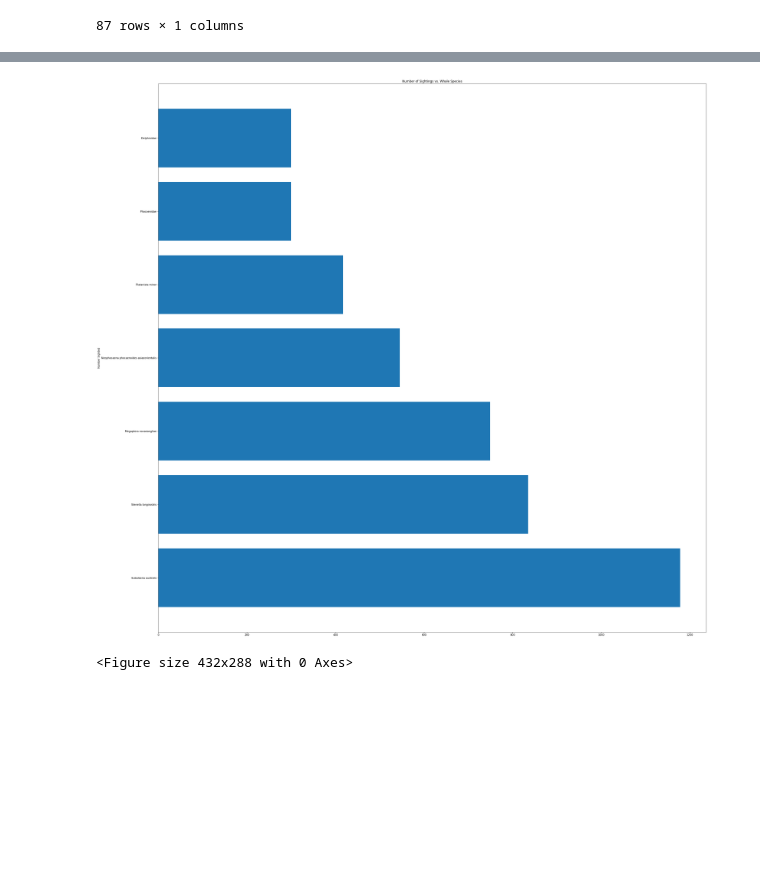
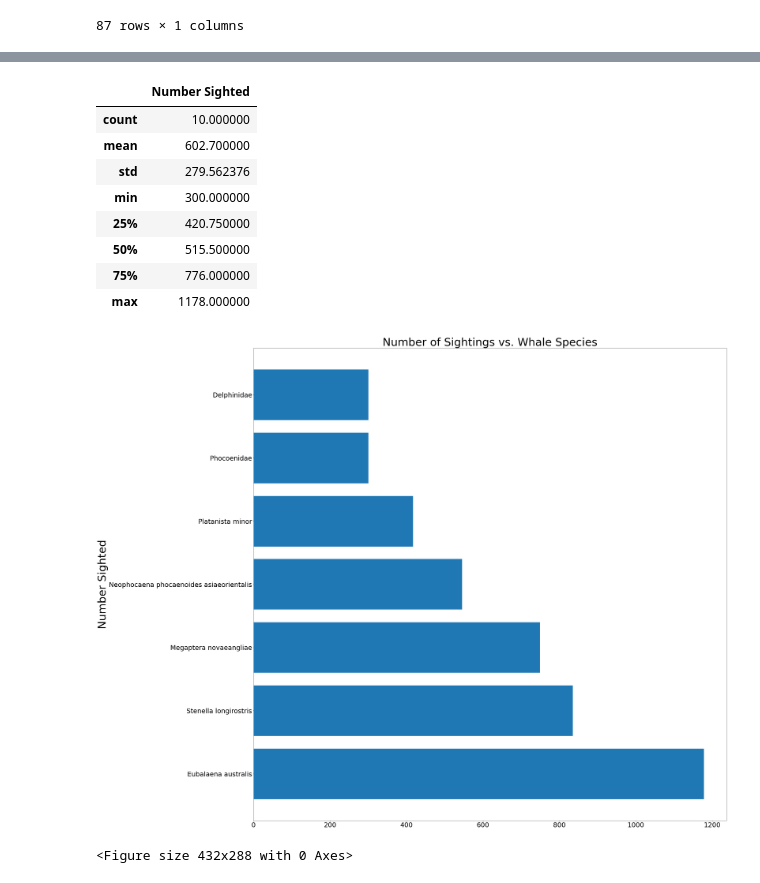
Before and after one commit to ecosterlund/orca, a Jupyter notebook: WhaleMaps.ipynb, the cells around one changed output, grey strips where cells are left out. Cells and saved outputs as stored; diff of their text form; code cells hidden in the pictures; blank space fills up the shorter version.

```diff
--- a/WhaleMaps.ipynb
+++ b/WhaleMaps.ipynb
@@ -11,6 +11,10 @@ import gmaps
 import os
 from scipy.stats import linregress
 from scipy import stats
+#Increase font size of graphs Globally
+plt.rc('xtick',labelsize=30)
+plt.rc('ytick',labelsize=30)
+
 
 # Import API key
 from config import api_key
@@ -280,25 +298,36 @@ fig
 # %% [output]
 [interactive output not drawn]
 # %%
-#Top 5 species sighted
+#Top 5 species sighted Dataframe and summary stats
 plot_seamap_df = seamap_data2[['Species', 'Number Sighted']]
 plot_seamap_df.groupby('Species').sum()
 plot_seamap_df.sort_values(by='Number Sighted', ascending=False)
 top5 = plot_seamap_df.nlargest(10,'Number Sighted')
+top5.describe()
+# %% [output]
+|  | Number Sighted |
+| count | 10.000000 |
+| mean | 602.700000 |
+| std | 279.562376 |
+| min | 300.000000 |
+| 25% | 420.750000 |
+| 50% | 515.500000 |
+| 75% | 776.000000 |
+| max | 1178.000000 |
 # %%
 # Generate a bar plot showing the TOP 5 total whale sightings vs. Species
 x_values = top5['Species']
 y_values = top5['Number Sighted']
 fig = plt.figure(figsize=(30,30))
 pyplot2 = fig.add_axes([0,0,1,1])
 pyplot2.barh(x_values, y_values)
-plt.ylabel('Number Sighted')
-plt.title('Number of Sightings vs. Whale Species')
+plt.ylabel('Number Sighted', fontsize=50)
+plt.title('Number of Sightings vs. Whale Species', fontsize=50)
 plt.show()
 #plt.tight_layout()
 
 #Save Plot into .PNG File
 plt.savefig("Graphs/Top 5 Whale Sightings vs Whale Species.png")
 # %% [output]
-[figure, old version]
+[figure, new version]
 <Figure size 432x288 with 0 Axes>
```
Also changed, not shown: parts of 4 cells of this notebook, 1 other file.
